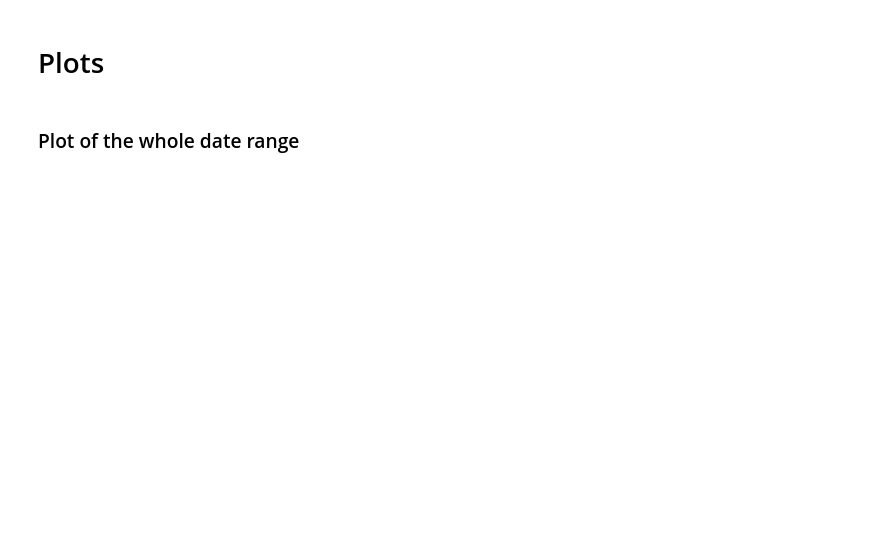
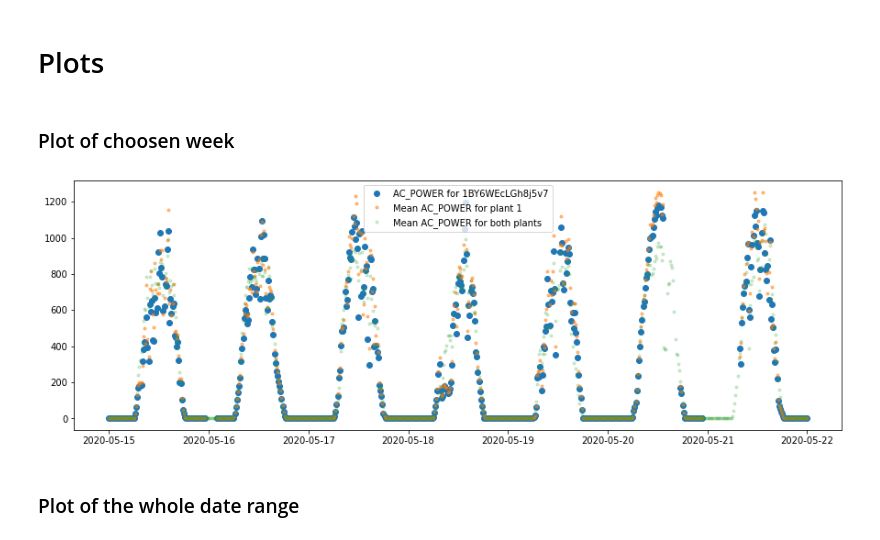
Before and after one commit to Matmozaur/IET_Lab_Python, a Jupyter notebook: lab9_pandas/Lab9.ipynb, the cells around one changed output. Saved outputs shown, nothing was run; the diff lists cells and outputs as text; code cells hidden in the pictures; blank space fills up the shorter version.

```diff
--- a/lab9_pandas/Lab9.ipynb
+++ b/lab9_pandas/Lab9.ipynb
@@ -5,5 +5,7 @@ import matplotlib.pyplot as plt
 # %% [markdown]
 # Read and clean data
 # %%
-df_plant1 = pd.read_csv('Plant_1_Generation_Data.csv', index_col=[1,2,0], parse_dates=True)
-df_plant2 = pd.read_csv('Plant_2_Generation_Data.csv', index_col=[1,2,0], parse_dates=True)
+# df_plant1 = pd.read_csv('Plant_1_Generation_Data.csv', index_col=[1,2,0], parse_dates=True)
+# df_plant2 = pd.read_csv('Plant_2_Generation_Data.csv', index_col=[1,2,0], parse_dates=True)
+df_plant1 = pd.read_csv('Plant_1_Generation_Data.csv')
+df_plant2 = pd.read_csv('Plant_2_Generation_Data.csv')
@@ -20,2 +56,6 @@ df = df.dropna()
+# %%
+df['DATE_TIME'] = pd.to_datetime(df['DATE_TIME'])
+# %%
+df = df.set_index(['PLANT_ID', 'SOURCE_KEY', 'DATE_TIME'])
 # %%
 df.head()
@@ -22,5 +70,19 @@ df.head()
 # %% [markdown]
 # Plots
+# %% [markdown]
+### Plot of choosen week
+# %%
+plt.figure(figsize=(15,5))
+plt.plot(df.loc[4135001.0, '1BY6WEcLGh8j5v7']['AC_POWER']['2020-05-15 00:00:00':'2020-05-22 00:00:00'],
+         'o', label='AC_POWER for 1BY6WEcLGh8j5v7')
+plt.plot(df.loc[4135001.0].groupby(level=1).mean()['AC_POWER']['2020-05-15 00:00:00':'2020-05-22 00:00:00'],
+         '.',alpha=0.5,  label='Mean AC_POWER for plant 1')
+plt.plot(df.groupby(level=2).mean()['AC_POWER']['2020-05-15 00:00:00':'2020-05-22 00:00:00'],
+         '.',alpha=0.2, label='Mean AC_POWER for both plants')
+plt.legend()
+plt.show()
+# %% [output]
+[figure, added]
 # %% [markdown]
 ### Plot of the whole date range
 # %%
```
Also changed, not shown: parts of 14 cells of this notebook.
